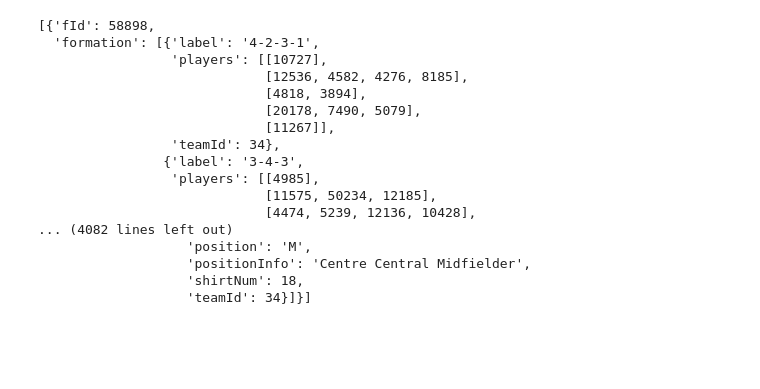
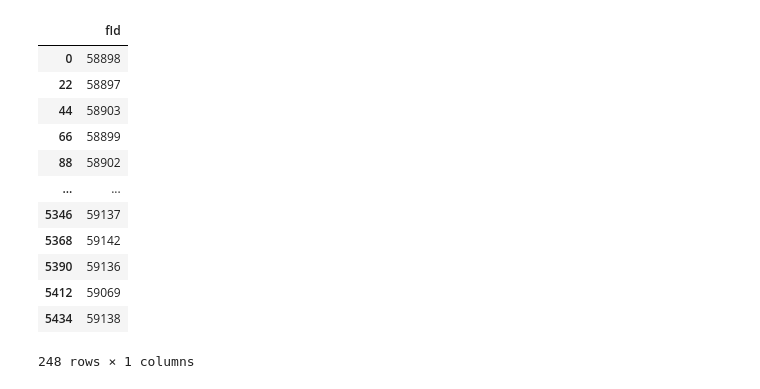
Before and after one commit to timoudas/pl_webbapp, a Jupyter notebook: backend/cli_stats/notebooks/player_insights.ipynb, the cells around one changed output. Cells and saved outputs as stored; diff of their text form; code cells hidden in the pictures; blank space fills up the shorter version.

```diff
--- a/backend/cli_stats/notebooks/player_insights.ipynb
+++ b/backend/cli_stats/notebooks/player_insights.ipynb
@@ -45,30 +45,8 @@ pipeline = [
             'substitutes': 1
         },
     },
-    {
-        '$limit': 10
-    },
 ]
 stats_query = list(coll.aggregate(pipeline))
-pprint(stats_query)
-# %% [output]
-[{'fId': 58898,
-  'formation': [{'label': '4-2-3-1',
-                 'players': [[10727],
-                             [12536, 4582, 4276, 8185],
-                             [4818, 3894],
-                             [20178, 7490, 5079],
-                             [11267]],
-                 'teamId': 34},
-                {'label': '3-4-3',
-                 'players': [[4985],
-                             [11575, 50234, 12185],
-                             [4474, 5239, 12136, 10428],
-... (4082 lines left out)
-                   'position': 'M',
-                   'positionInfo': 'Centre Central Midfielder',
-                   'shirtNum': 18,
-                   'teamId': 34}]}]
 # %%
 df = pd.DataFrame.from_records(stats_query)
 # %%
@@ -84,6 +62,21 @@ substitutes['sub'] = 1
 data = lineups.append(substitutes)
 data = pd.merge(data, formation, how='left', on=['fId', 'teamId'])
 # %%
-games = data.drop_duplicates(subset=['fId','teamId'])
-games = games[['fId','teamId']]
+games = data.drop_duplicates(subset=['fId'])
+games = games[['fId']]
+games
+# %% [output]
+|  | fId |
+| 0 | 58898 |
+| 22 | 58897 |
+| 44 | 58903 |
+| 66 | 58899 |
+| 88 | 58902 |
+| ... | ... |
+| 5346 | 59137 |
+| 5368 | 59142 |
+| 5390 | 59136 |
+| 5412 | 59069 |
+| 5434 | 59138 |
+248 rows × 1 columns
 # %%
```
Also changed, not shown: parts of 6 cells of this notebook, 4 other files.
